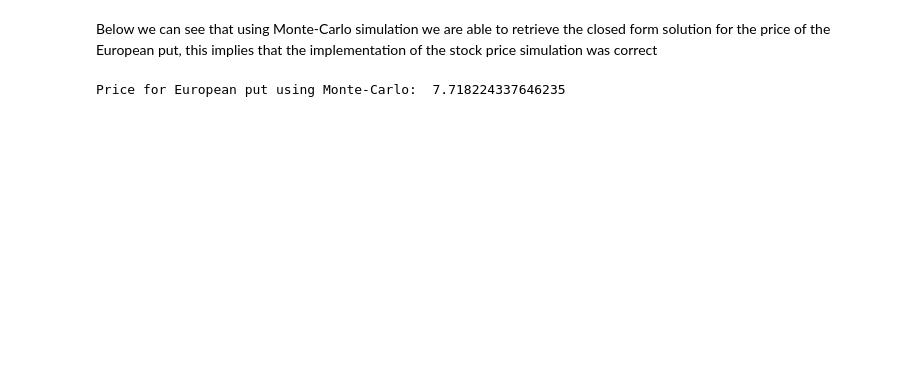
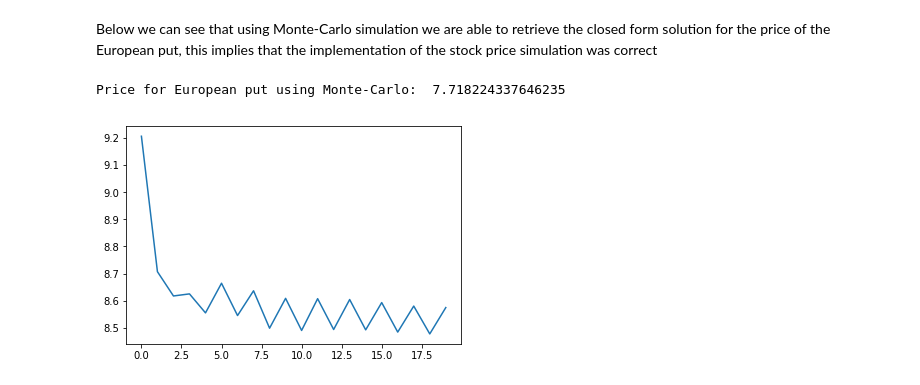
Before and after one commit to joelper/MS-E346, a Jupyter notebook: Assignments/Assignment_7.ipynb, the cells around one changed output. Drawn from its saved outputs; the diff is of its cells as text; code cells hidden in the pictures; blank space fills up the shorter version.

```diff
--- a/Assignments/Assignment_7.ipynb
+++ b/Assignments/Assignment_7.ipynb
@@ -281,3 +279,13 @@ Below we can see that using Monte-Carlo simulation we are able to retrieve the c
 print("Price for European put using Monte-Carlo: ", monte_carlo_pricing(euro_put_ls, 100000, 100))
 # %% [output]
 Price for European put using Monte-Carlo:  7.718224337646235
+# %%
+n_iter = 20
+prices = np.zeros((n_iter))
+for i in range(1,n_iter+1):
+    prices[i-1] = Binary_Tree(am_put_ls, i)
+
+plt.plot(np.arange(1,21),prices)
+plt.show()
+# %% [output]
+[figure, added]
```
Also changed, not shown: parts of 4 cells of this notebook.
